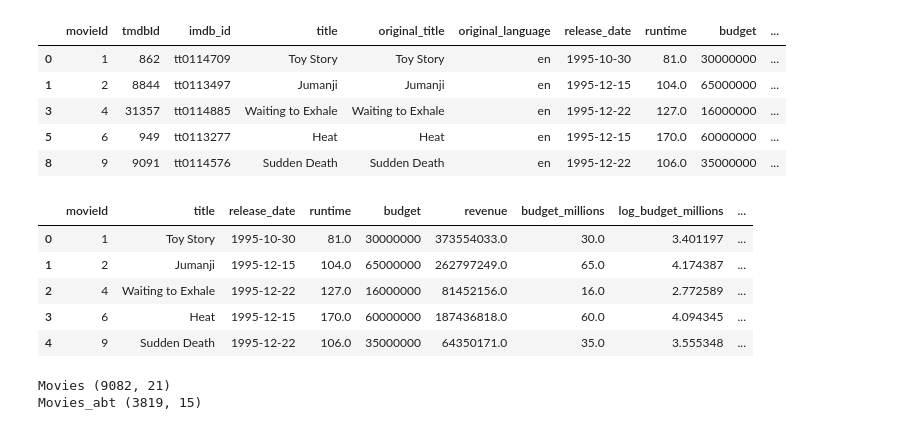
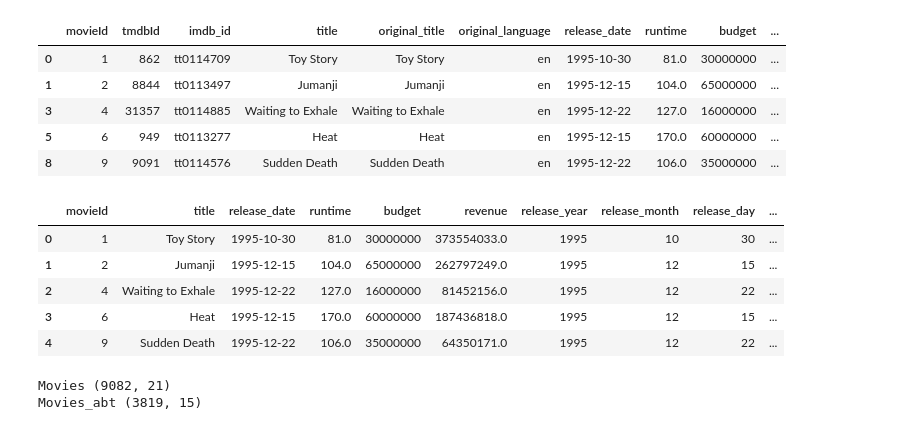
Before and after one commit to mlholg99/BAN5103_group1_project, a Jupyter notebook: notebooks/movies_project_starter.ipynb, the cells around one changed output. Saved outputs shown, nothing was run; the diff lists cells and outputs as text; code cells hidden in the pictures.

```diff
--- a/notebooks/movies_project_starter.ipynb
+++ b/notebooks/movies_project_starter.ipynb
@@ -162,39 +162,42 @@ movies_abt= (
     .groupby("movieId")
     .agg(
         title=("title", "first"),
         release_date=("release_date", "first"),
         runtime=("runtime", "first"),
         budget=("budget", "first"),
         revenue=("revenue", "first"),
     )
     .reset_index()
     .assign(
+        release_year=lambda x: x["release_date"].dt.year,
+        release_month=lambda x: x["release_date"].dt.month,
+        release_day=lambda x: x["release_date"].dt.day,
         budget_millions=lambda x: x["budget"] / 1_000_000,
         log_budget_millions=lambda x: np.log(x["budget_millions"]),
         revenue_millions=lambda x: x["revenue"] / 1_000_000,
         log_revenue_millions=lambda x: np.log(x["revenue_millions"]),
         profit=lambda x: x["revenue_millions"] - x["budget_millions"],
         ROI=lambda x: x["profit"] / x["budget_millions"],
         profitable=lambda x: x["ROI"].gt(0).map({True: "yes", False: "no"}),
         release_seasons=lambda x: x["release_date"].dt.month.map(
             {1: "Winter", 2: "Winter", 3: "Spring", 4: "Spring", 5: "Spring", 6: "Summer",
              7: "Summer", 8: "Summer", 9: "Fall", 10: "Fall", 11: "Fall", 12: "Winter"}
         ),
         summer_or_winter=lambda x: x["release_seasons"].isin(["Summer", "Winter"]).map(
             {True: "yes", False: "no"}
         ),
     )
 )
 
 # Display the resulting table
 movies_abt.head()
 # %% [output]
-|  | movieId | title | release_date | runtime | budget | revenue | budget_millions | log_budget_millions | ... |
-| 0 | 1 | Toy Story | 1995-10-30 | 81.0 | 30000000 | 373554033.0 | 30.0 | 3.401197 | ... |
-| 1 | 2 | Jumanji | 1995-12-15 | 104.0 | 65000000 | 262797249.0 | 65.0 | 4.174387 | ... |
-| 2 | 4 | Waiting to Exhale | 1995-12-22 | 127.0 | 16000000 | 81452156.0 | 16.0 | 2.772589 | ... |
-| 3 | 6 | Heat | 1995-12-15 | 170.0 | 60000000 | 187436818.0 | 60.0 | 4.094345 | ... |
-| 4 | 9 | Sudden Death | 1995-12-22 | 106.0 | 35000000 | 64350171.0 | 35.0 | 3.555348 | ... |
+|  | movieId | title | release_date | runtime | budget | revenue | release_year | release_month | release_day | ... |
+| 0 | 1 | Toy Story | 1995-10-30 | 81.0 | 30000000 | 373554033.0 | 1995 | 10 | 30 | ... |
+| 1 | 2 | Jumanji | 1995-12-15 | 104.0 | 65000000 | 262797249.0 | 1995 | 12 | 15 | ... |
+| 2 | 4 | Waiting to Exhale | 1995-12-22 | 127.0 | 16000000 | 81452156.0 | 1995 | 12 | 22 | ... |
+| 3 | 6 | Heat | 1995-12-15 | 170.0 | 60000000 | 187436818.0 | 1995 | 12 | 15 | ... |
+| 4 | 9 | Sudden Death | 1995-12-22 | 106.0 | 35000000 | 64350171.0 | 1995 | 12 | 22 | ... |
 # %%
 print("Movies",movies.shape)
 print("Movies_abt", movies_abt.shape)
```
Also changed, not shown: parts of 4 cells of this notebook.
